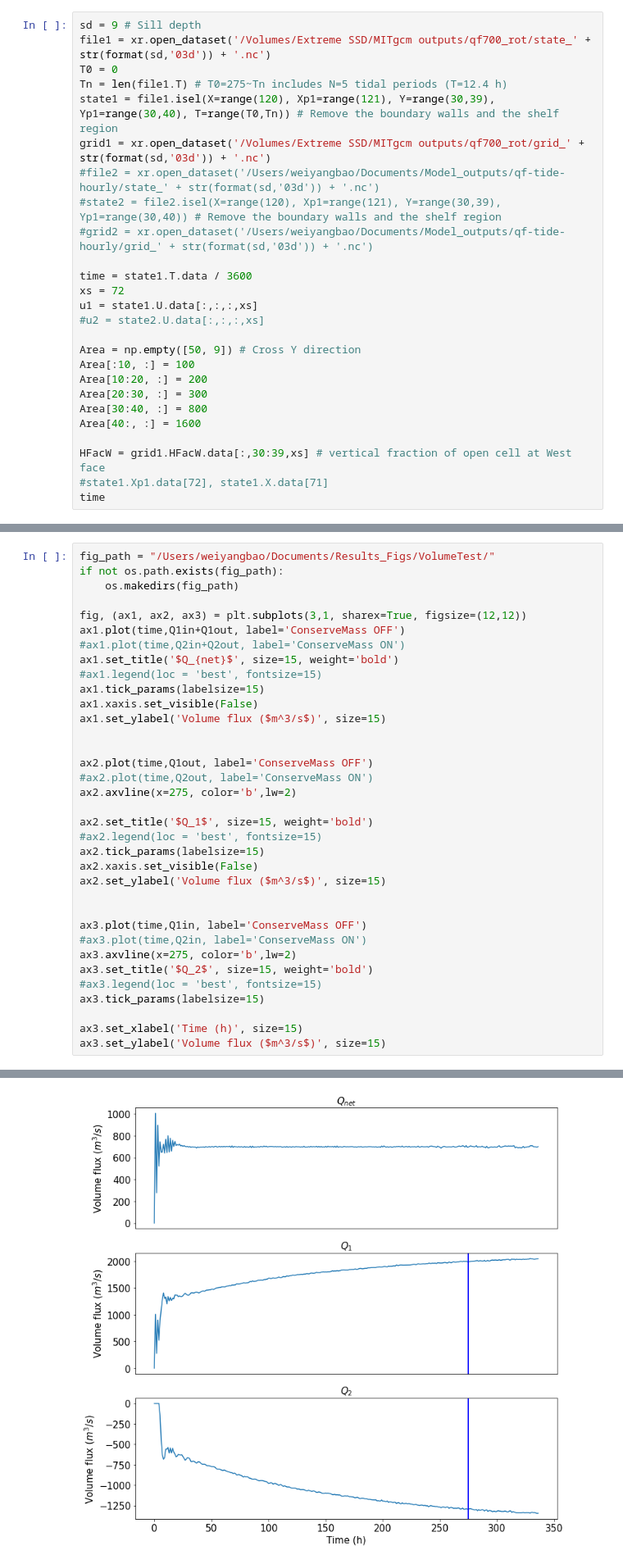
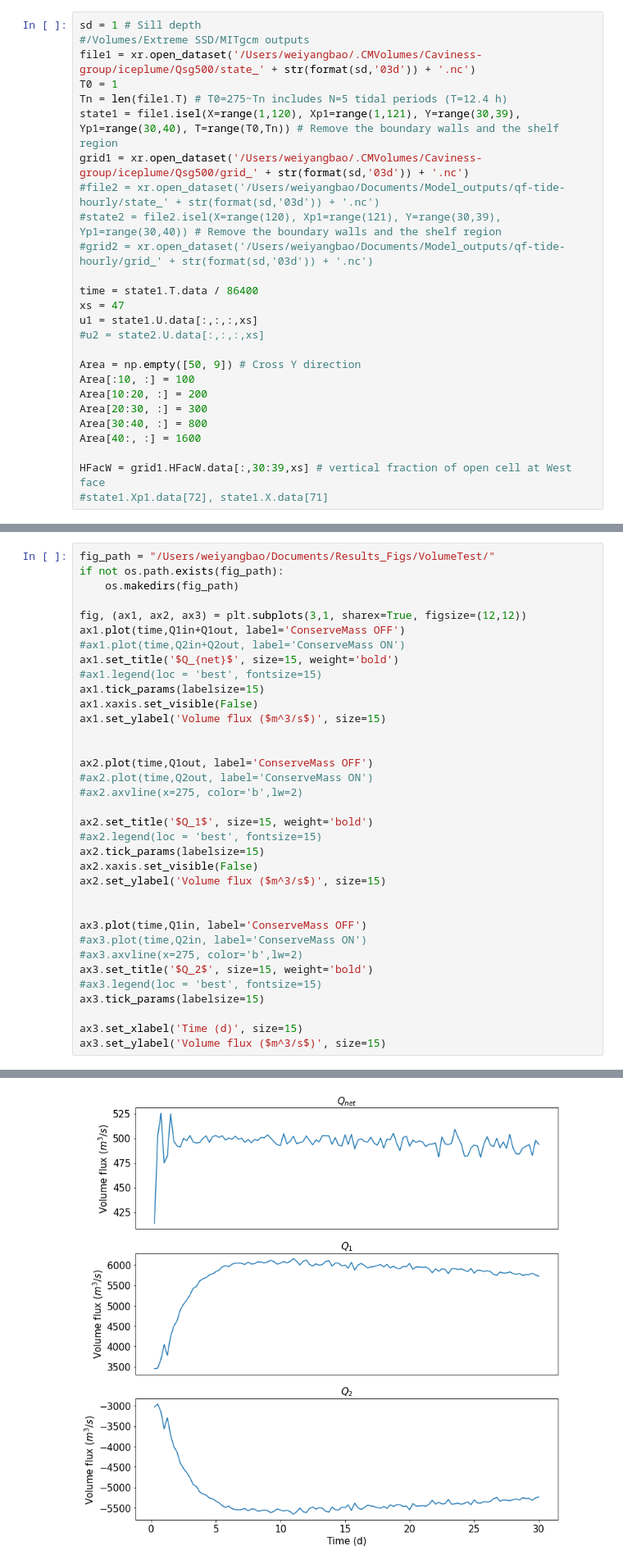
Before and after one commit to weiyangbao/Jupyter-Iceplume, a Jupyter notebook: Q12Test.ipynb, the cells around one changed output, grey strips where cells are left out. Shown at 82% size. Drawn from its saved outputs; the diff is of its cells as text.

```diff
--- a/Q12Test.ipynb
+++ b/Q12Test.ipynb
@@ -5,18 +5,19 @@ import numpy as np
 import matplotlib.pyplot as plt
 import os
 # %%
-sd = 9 # Sill depth
-file1 = xr.open_dataset('/Volumes/Extreme SSD/MITgcm outputs/qf700_rot/state_' + str(format(sd,'03d')) + '.nc')
-T0 = 0
+sd = 1 # Sill depth
+#/Volumes/Extreme SSD/MITgcm outputs
+file1 = xr.open_dataset('/Users/weiyangbao/.CMVolumes/Caviness-group/iceplume/Qsg500/state_' + str(format(sd,'03d')) + '.nc')
+T0 = 1
 Tn = len(file1.T) # T0=275~Tn includes N=5 tidal periods (T=12.4 h)
-state1 = file1.isel(X=range(120), Xp1=range(121), Y=range(30,39), Yp1=range(30,40), T=range(T0,Tn)) # Remove the boundary walls and the shelf region
-grid1 = xr.open_dataset('/Volumes/Extreme SSD/MITgcm outputs/qf700_rot/grid_' + str(format(sd,'03d')) + '.nc')
+state1 = file1.isel(X=range(1,120), Xp1=range(1,121), Y=range(30,39), Yp1=range(30,40), T=range(T0,Tn)) # Remove the boundary walls and the shelf region
+grid1 = xr.open_dataset('/Users/weiyangbao/.CMVolumes/Caviness-group/iceplume/Qsg500/grid_' + str(format(sd,'03d')) + '.nc')
 #file2 = xr.open_dataset('/Users/weiyangbao/Documents/Model_outputs/qf-tide-hourly/state_' + str(format(sd,'03d')) + '.nc')
 #state2 = file2.isel(X=range(120), Xp1=range(121), Y=range(30,39), Yp1=range(30,40)) # Remove the boundary walls and the shelf region
 #grid2 = xr.open_dataset('/Users/weiyangbao/Documents/Model_outputs/qf-tide-hourly/grid_' + str(format(sd,'03d')) + '.nc')
 
-time = state1.T.data / 3600
-xs = 72
+time = state1.T.data / 86400
+xs = 47
 u1 = state1.U.data[:,:,:,xs]
 #u2 = state2.U.data[:,:,:,xs]
 
@@ -29,4 +30,3 @@ Area[40:, :] = 1600
 
 HFacW = grid1.HFacW.data[:,30:39,xs] # vertical fraction of open cell at West face
 #state1.Xp1.data[72], state1.X.data[71]
-time
@@ -71,34 +53,34 @@ if not os.path.exists(fig_path):
 
 fig, (ax1, ax2, ax3) = plt.subplots(3,1, sharex=True, figsize=(12,12))
 ax1.plot(time,Q1in+Q1out, label='ConserveMass OFF')
 #ax1.plot(time,Q2in+Q2out, label='ConserveMass ON')
 ax1.set_title('$Q_{net}$', size=15, weight='bold')
 #ax1.legend(loc = 'best', fontsize=15)
 ax1.tick_params(labelsize=15)
 ax1.xaxis.set_visible(False)
 ax1.set_ylabel('Volume flux ($m^3/s$)', size=15)
 
 
 ax2.plot(time,Q1out, label='ConserveMass OFF')
 #ax2.plot(time,Q2out, label='ConserveMass ON')
-ax2.axvline(x=275, color='b',lw=2)
+#ax2.axvline(x=275, color='b',lw=2)
 
 ax2.set_title('$Q_1$', size=15, weight='bold')
 #ax2.legend(loc = 'best', fontsize=15)
 ax2.tick_params(labelsize=15)
 ax2.xaxis.set_visible(False)
 ax2.set_ylabel('Volume flux ($m^3/s$)', size=15)
 
 
 ax3.plot(time,Q1in, label='ConserveMass OFF')
 #ax3.plot(time,Q2in, label='ConserveMass ON')
-ax3.axvline(x=275, color='b',lw=2)
+#ax3.axvline(x=275, color='b',lw=2)
 ax3.set_title('$Q_2$', size=15, weight='bold')
 #ax3.legend(loc = 'best', fontsize=15)
 ax3.tick_params(labelsize=15)
 
-ax3.set_xlabel('Time (h)', size=15)
+ax3.set_xlabel('Time (d)', size=15)
 ax3.set_ylabel('Volume flux ($m^3/s$)', size=15)
 # %% [output]
 Text(0, 0.5, 'Volume flux ($m^3/s$)')
-[figure, old version]
+[figure, new version]
```
Also changed, not shown: parts of 6 cells of this notebook, 12 other files.
